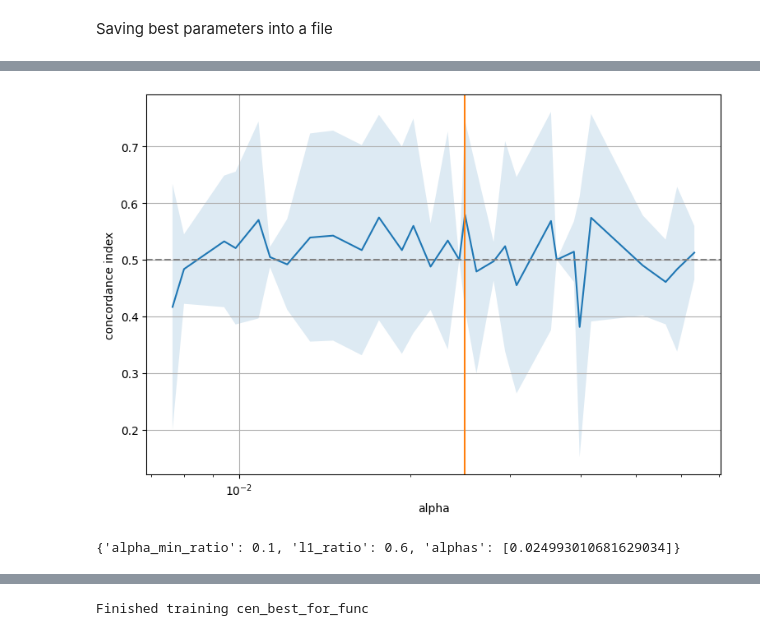
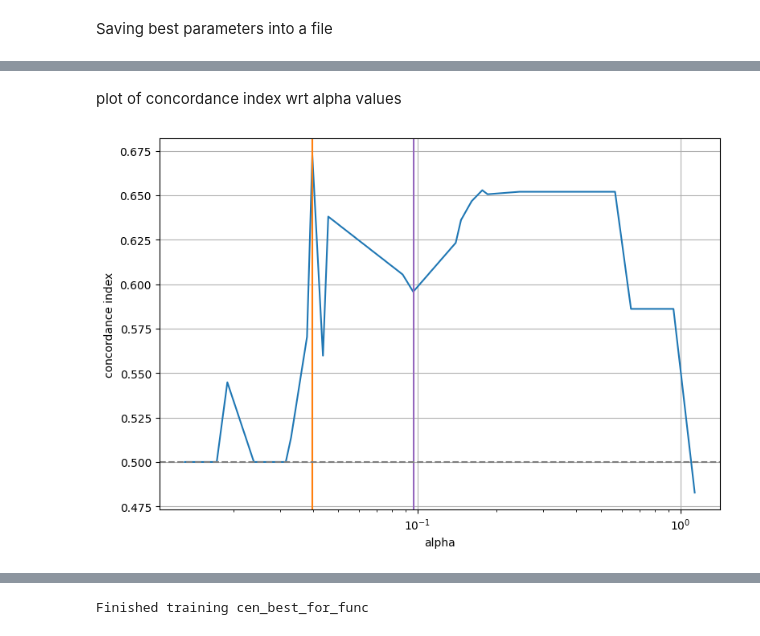
Before and after one commit to giorgiaBertacchini/miRNA_survival_analysis, a Jupyter notebook: notebooks/cox_regression.ipynb, the cells around one changed output, grey strips where cells are left out. Saved outputs shown, nothing was run; the diff lists cells and outputs as text; code cells hidden in the pictures.

Commit message:
updated best parameters selection for coxNet

```diff
--- a/notebooks/cox_regression.ipynb
+++ b/notebooks/cox_regression.ipynb
@@ -116,7 +120,7 @@ scaled_X = pd.DataFrame(scaler.fit_transform(X), columns=genes_cols)
 ## Data splitting
 # %%
 from sklearn.model_selection import train_test_split
-X_train, X_test, y_train, y_test = train_test_split(scaled_X, y, test_size=0.2, random_state=SEED)
+X_train, X_test, y_train, y_test = train_test_split(X, y, test_size=0.2, random_state=SEED)
 # %% [markdown]
 ## K-fold
 # %%
@@ -153,7 +186,7 @@ first random search for l1_ratio and alpha_min_ratio
 # %%
 cen = CoxnetSurvivalAnalysis(l1_ratio=0.9, alpha_min_ratio=0.05)
 
-rcv = GridSearchCV(
+gcv = GridSearchCV(
     cen,
     param_grid={
         "l1_ratio": [0.3, 0.4, 0.5, 0.6, 0.7, 0.8, 0.9, 1.0],
@@ -164,5 +197,7 @@ rcv = GridSearchCV(
     n_jobs=8,
 ).fit(X_train, y_train)
 
-print(rcv.best_params_)
+print(gcv.best_params_)
+best_params['alpha_min_ratio'] = gcv.best_params_['alpha_min_ratio']
+best_params['l1_ratio'] = gcv.best_params_['l1_ratio']
 # %% [output]
@@ -170,7 +205,7 @@ print(rcv.best_params_)
 # %% [markdown]
 then extract estimated alphas
 # %%
-cen = make_pipeline(CoxnetSurvivalAnalysis(**rcv.best_params_))
+cen = make_pipeline(CoxnetSurvivalAnalysis(l1_ratio=best_params['l1_ratio'], alpha_min_ratio = best_params['alpha_min_ratio']))
 
 # warnings.simplefilter("ignore", UserWarning)
 warnings.simplefilter("ignore", FitFailedWarning)
@@ -221,20 +339,13 @@ Fitting 15 folds for each of 30 candidates, totalling 450 fits
 # %% [markdown]
 Saving best parameters into a file
 # %%
-import json
-
 bp_path = os.path.join(ROOT, f"best_params\\{dataset_type}_bp.json")
 alphas_path = os.path.join(ROOT, f"best_params\\{dataset_type}_alphas.csv")
 
-if os.path.exists(bp_path):
-    with open(bp_path, 'r') as f:
-        best_params = json.load(f)
-else:
-    best_params = rcv.best_params_ | gcv.best_params_
+if not os.path.exists(bp_path):
+    best_params = gcv.best_params_ | {'alphas':[best_model['alpha']]}
     with open(os.path.join(ROOT, f"best_params\\{dataset_type}_bp.json"), 'w') as f:
         json.dump(best_params, f)
 
-if os.path.exists(alphas_path):
-    res = pd.read_csv(alphas_path)
-else:
+if not os.path.exists(alphas_path):
     res.to_csv(alphas_path, index=False)
@@ -261,21 +352,27 @@ Name: param_alphas, dtype: float64
+# %% [markdown]
+plot of concordance index wrt alpha values
 # %%
 # alphas = res['param_alphas'].sort_values()
-alphas = res['param_alphas'].apply(lambda x: x[0]).sort_values()
+alphas = res['param_alphas']#.apply(lambda x: x[0])
 mean = res.mean_test_score
 std = res.std_test_score
 
+df = pd.DataFrame(data={'alphas':alphas, 'mean':mean, 'std':std})
+df = df.sort_values(by='alphas')
+
+alphas = df['alphas']
+mean = df['mean']
+std=df['std']
+
 fig, ax = plt.subplots(figsize=(9, 6))
 ax.plot(alphas, mean)
-ax.fill_between(alphas, mean - std, mean + std, alpha=0.15)
+# ax.fill_between(alphas, mean - std, mean + std, alpha=0.15)
 ax.set_xscale("log")
 ax.set_ylabel("concordance index")
 ax.set_xlabel("alpha")
-ax.axvline(gcv.best_params_["alphas"][0], c="C1")
+ax.axvline(best_params["alphas"][0], c="C1")
+ax.axvline(best_model['alpha'], c='C4')
 ax.axhline(0.5, color="grey", linestyle="--")
 ax.grid(True)
 # %% [output]
-[figure, old version]
+[figure, new version]
-# %%
-best_params
-# %% [output]
-{'alpha_min_ratio': 0.1, 'l1_ratio': 0.6, 'alphas': [0.024993010681629034]}
```
Also changed, not shown: parts of 25 cells of this notebook, 5 other files.
